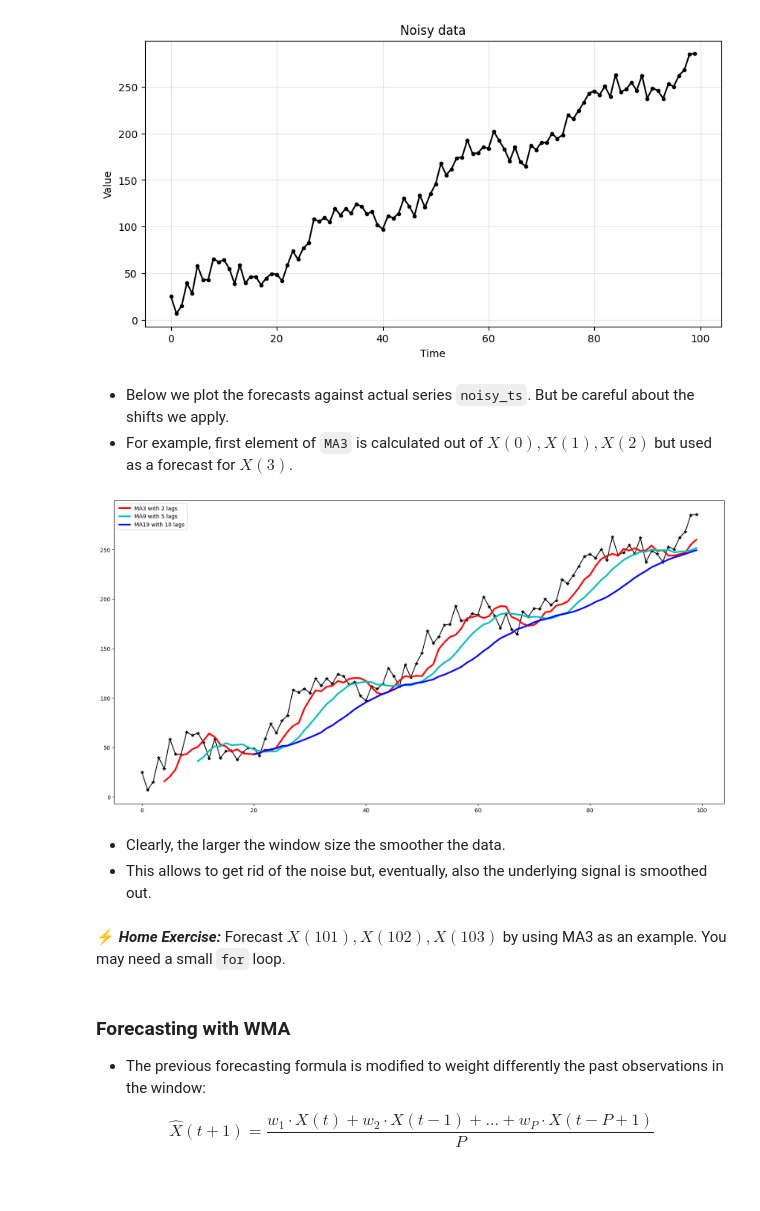
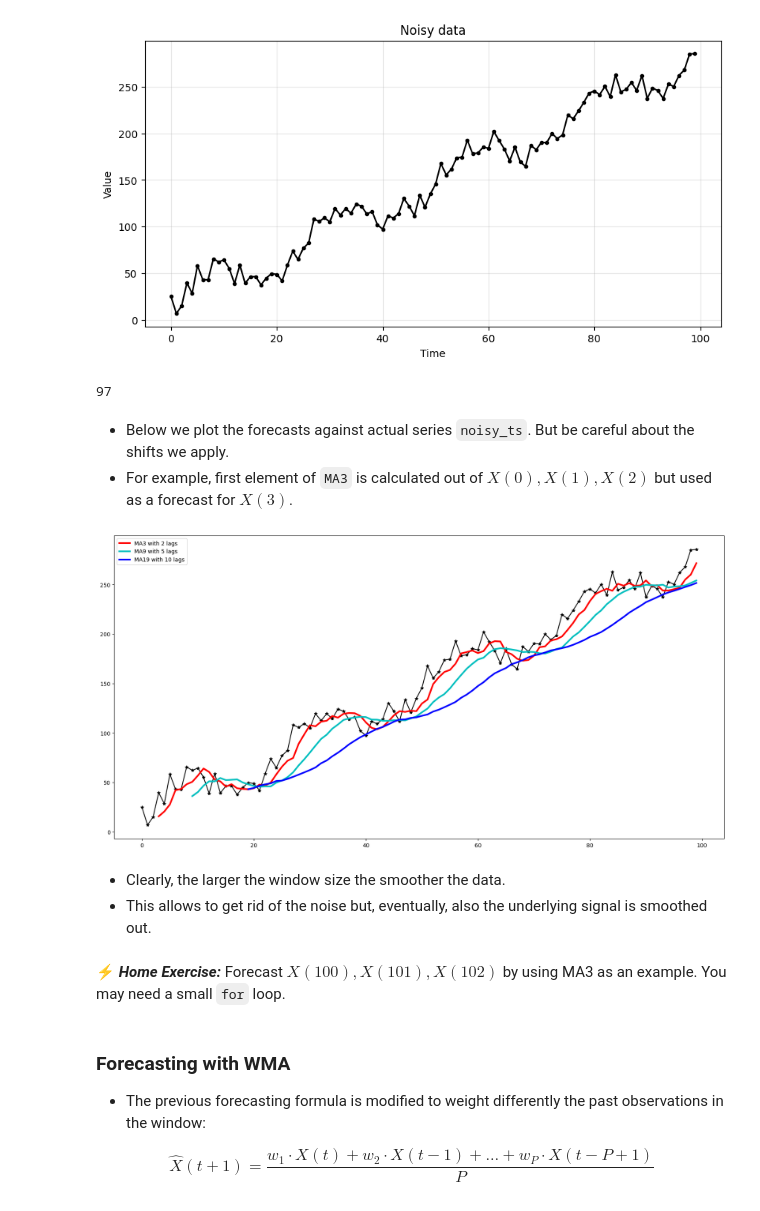
Before and after one commit to nsydn/ise043_tsaf, a Jupyter notebook: ise043_tsaf_2526f_3_smoothing.ipynb, the cells around one changed output. Drawn from its saved outputs; the diff is of its cells as text; code cells hidden in the pictures.

```diff
--- a/ise043_tsaf_2526f_3_smoothing.ipynb
+++ b/ise043_tsaf_2526f_3_smoothing.ipynb
@@ -373,24 +373,28 @@ noisy_ts_MA3 = moving_average(noisy_ts[:-1], w=3)
 noisy_ts_WMA3 = weighted_moving_average(noisy_ts[:-1], [0.2,0.2,0.6])
 noisy_ts_MA9 = moving_average(noisy_ts[:-1], w=9)
 noisy_ts_MA19 = moving_average(noisy_ts[:-1], w=19)
+# %%
+len(noisy_ts_MA3)
+# %% [output]
+97
 # %% [markdown]
 * Below we plot the forecasts against actual series `noisy_ts`. But be careful about the shifts we apply.
 * For example, first element of `MA3` is calculated out of $X(0),X(1),X(2)$ but used as a forecast for $X(3)$.
 # %%
 plt.figure(figsize=(20,10))
 plt.plot(time, noisy_ts,'k*-')
-plt.plot(time[3+1:], noisy_ts_MA3[:-1], 'r', lw=3, label='MA3 with 2 lags')
+plt.plot(time[3:], noisy_ts_MA3, 'r', lw=3, label='MA3 with 2 lags')
 # plt.plot(time[3:], noisy_ts_WMA3, 'k', lw=3, label='WMA3 with 2 lags')
-plt.plot(time[9+1:], noisy_ts_MA9[:-1], 'c', lw=3, label='MA9 with 5 lags')
-plt.plot(time[19+1:], noisy_ts_MA19[:-1], 'b', lw=3, label='MA19 with 10 lags')
+plt.plot(time[9:], noisy_ts_MA9, 'c', lw=3, label='MA9 with 5 lags')
+plt.plot(time[19:], noisy_ts_MA19, 'b', lw=3, label='MA19 with 10 lags')
 plt.legend();
 # %% [output]
-[figure, old version]
+[figure, new version]
 # %% [markdown]
 - Clearly, the larger the window size the smoother the data.
 - This allows to get rid of the noise but, eventually, also the underlying signal is smoothed out.
 # %% [markdown]
-⚡ ***Home Exercise:*** Forecast $X(101),X(102),X(103)$ by using MA3 as an example. You may need a small `for` loop.
+⚡ ***Home Exercise:*** Forecast $X(100),X(101),X(102)$ by using MA3 as an example. You may need a small `for` loop.
 # %% [markdown]
 ### Forecasting with WMA
 
```
Also changed, not shown: parts of 2 cells of this notebook.
